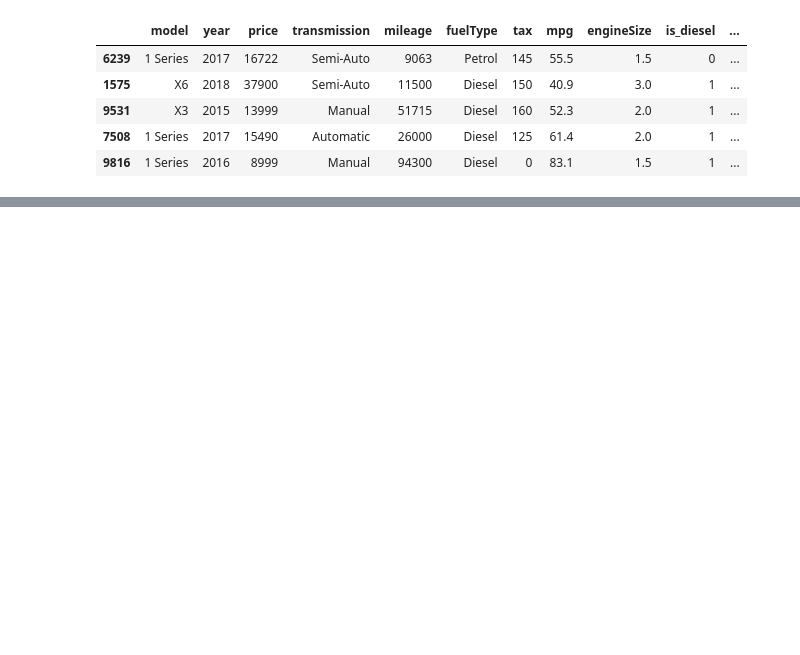
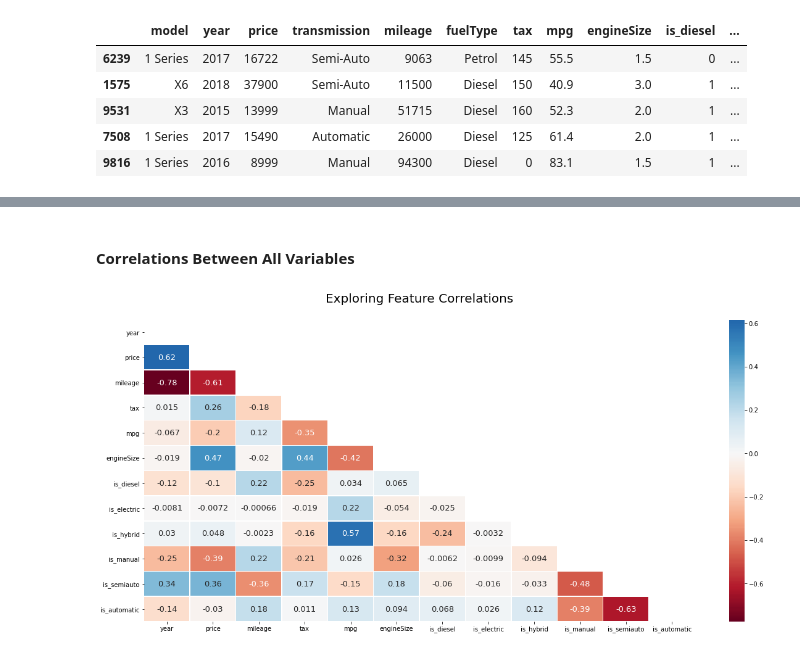
Before and after one commit to ForrestMccrosky/Predicting_bmw_prices, a Jupyter notebook: bmw_rough_draft.ipynb, the cells around one changed output, grey strips where cells are left out. Cells and saved outputs as stored; diff of their text form; code cells hidden in the pictures; blank space fills up the shorter version.

```diff
--- a/bmw_rough_draft.ipynb
+++ b/bmw_rough_draft.ipynb
@@ -364,0 +399,17 @@ train.head() ## previewing our train df
+# %% [markdown]
+#### Correlations Between All Variables
+# %%
+## defining correlation variable for heatmap
+corr = train.corr()
+
+## creating a heatmap of the correlation between all columns in our dataframe
+
+plt.figure(figsize=(20,9))
+mask = np.zeros_like(corr)  ## <-- creating a mask
+mask[np.triu_indices_from(mask)] = True
+sns.heatmap(corr, center=0, annot=True, linewidths=.5, cmap='RdBu',
+            annot_kws={"size": 13}, mask=mask)
+plt.title('Exploring Feature Correlations\n', {'fontsize': 20})
+plt.show()
+# %% [output]
+[figure, added]
```
Also changed, not shown: parts of 12 cells of this notebook.
